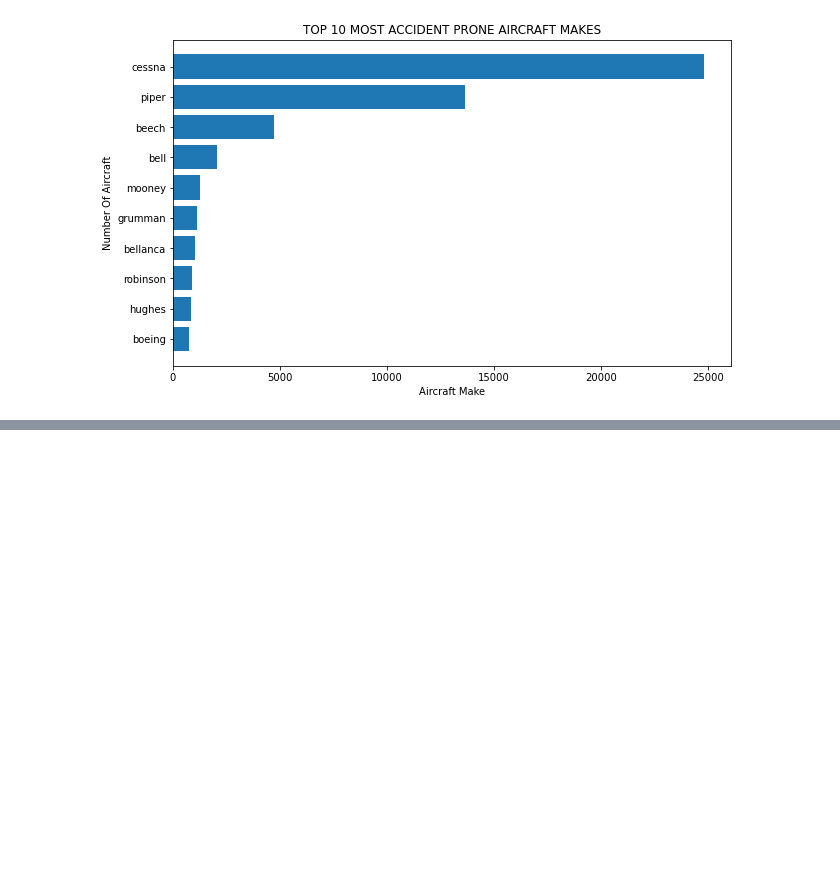
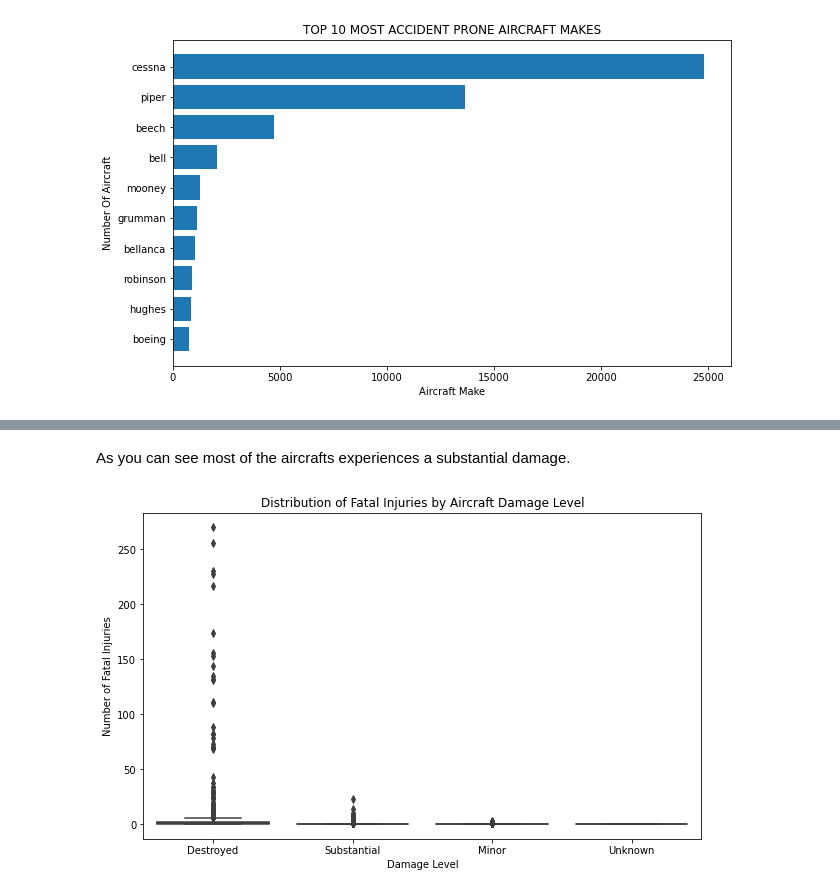
Before and after one commit to Graham-49/Phase-One-Project, a Jupyter notebook: dsc-phase1-project.ipynb, the cells around one changed output, grey strips where cells are left out. Drawn from its saved outputs; the diff is of its cells as text; code cells hidden in the pictures; blank space fills up the shorter version.

```diff
--- a/dsc-phase1-project.ipynb
+++ b/dsc-phase1-project.ipynb
@@ -542,0 +560,12 @@ So from this visualizatio here we can clearly see Cessna Make tops the list on b
+# %% [markdown]
+As you can see most of the aircrafts experiences a substantial damage.
+# %%
+plt.figure(figsize=(10,6))
+sns.boxplot(x="Aircraft.damage", y="Total.Fatal.Injuries", data=df)
+
+plt.title("Distribution of Fatal Injuries by Aircraft Damage Level")
+plt.xlabel("Damage Level")
+plt.ylabel("Number of Fatal Injuries")
+plt.show()
+# %% [output]
+[figure, added]
```
Also changed, not shown: parts of 11 cells of this notebook.
